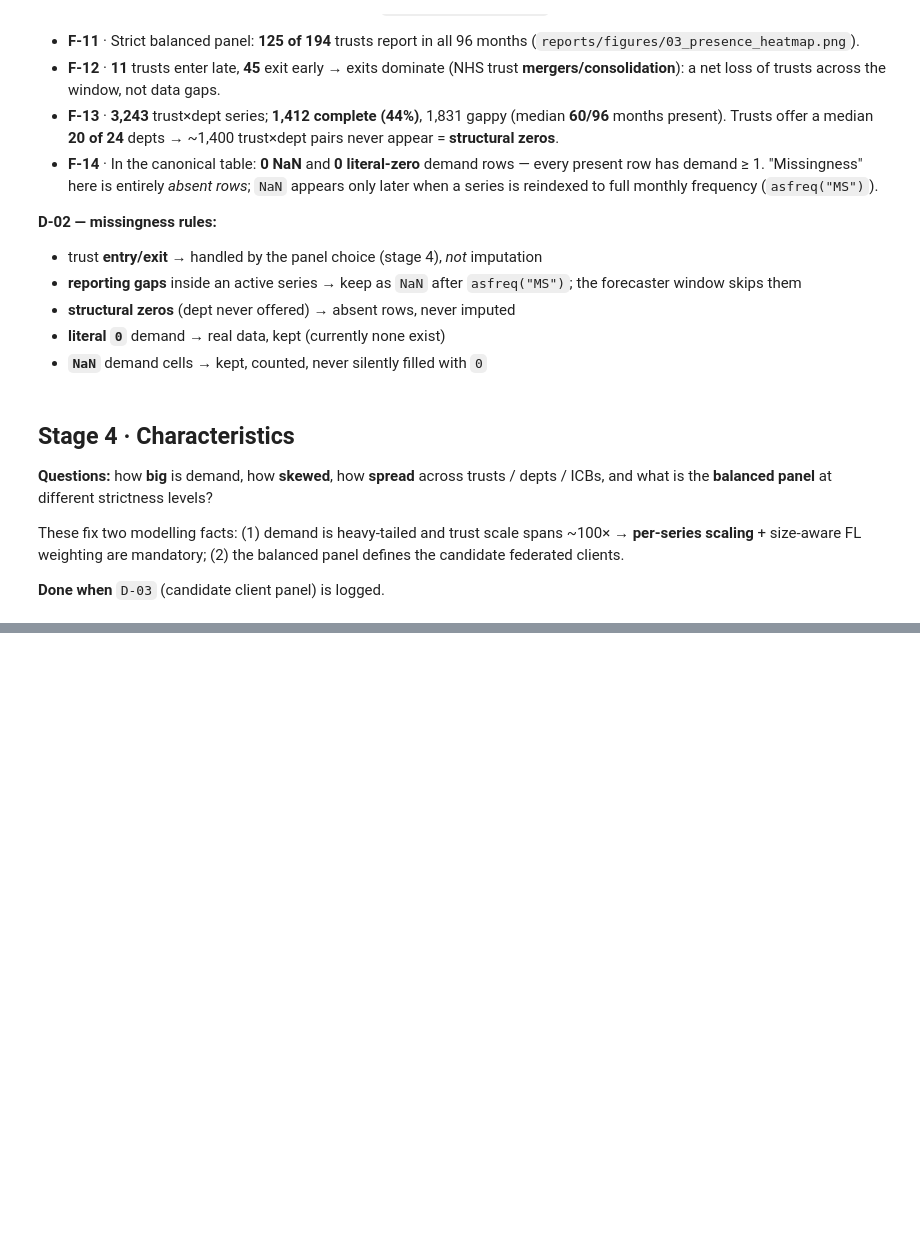
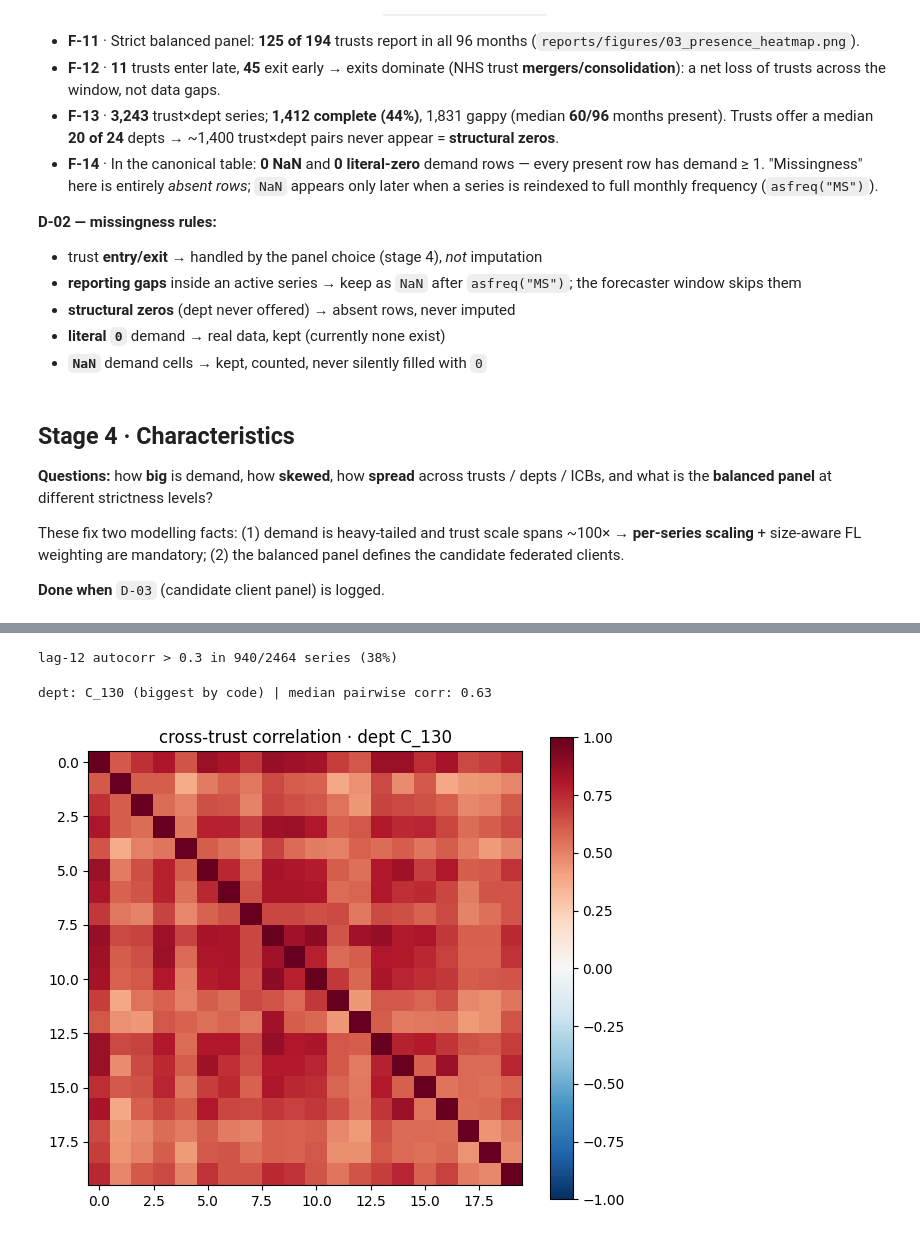
Before and after one commit to nileshsarkar-ai/fedOPD, a Jupyter notebook: src/eda/EDA.ipynb, the cells around one changed output, grey strips where cells are left out. Cells and saved outputs as stored; diff of their text form; code cells hidden in the pictures; blank space fills up the shorter version.

```diff
--- a/src/eda/EDA.ipynb
+++ b/src/eda/EDA.ipynb
@@ -482,0 +751,31 @@ print(icb_now.head(10))
+# %%
+# Stage 6 · C4 — how many series actually carry an annual cycle (lag-12 autocorr > 0.3),
+#   counted across every series with enough history. This is the panel-wide seasonality
+#   number for the report (not a single cherry-picked series).
+hit = n = 0
+for (b, d), g in canon.groupby(["branch", "dept"]):
+    s = g.set_index("date").demand.sort_index().asfreq("MS")
+    if s.notna().sum() >= 48:                                # need >= 4 years of history
+        n += 1
+        if (s.autocorr(12) or 0) > 0.3:                      # yearly cycle present?
+            hit += 1
+print(f"lag-12 autocorr > 0.3 in {hit}/{n} series ({hit/n:.0%})")
+# %% [output]
+lag-12 autocorr > 0.3 in 940/2464 series (38%)
+# %%
+# Stage 6 · C5 — do trusts move together? Correlate month-over-month changes across the 20
+#   biggest trusts in the biggest department (by CODE — codes are stable, names drift).
+#   Broadly positive = shared national shocks (structure a federated model can learn).
+d0 = canon.groupby("dept").demand.sum().idxmax()             # biggest department by code
+w = canon[canon.dept == d0].pivot_table("demand", "date", "branch")  # date × trust matrix
+top = w.sum().nlargest(20).index                             # 20 biggest trusts in it
+corr = w[top].pct_change(fill_method=None).corr()            # co-movement (don't forward-fill gaps)
+plt.figure(figsize=(7, 6)); plt.imshow(corr, vmin=-1, vmax=1, cmap="RdBu_r")
+plt.colorbar(); plt.title(f"cross-trust correlation · dept {d0}")
+plt.savefig(FIG / "06_crosstrust_corr.png", dpi=150, bbox_inches="tight")
+
+med = np.nanmedian(corr.values[np.triu_indices(len(top), 1)])  # median off-diagonal pair
+print("dept:", d0, "(biggest by code) | median pairwise corr:", round(med, 2))
+# %% [output]
+dept: C_130 (biggest by code) | median pairwise corr: 0.63
+[figure, added]
```
Also changed, not shown: parts of 42 cells of this notebook, 6 other files.
